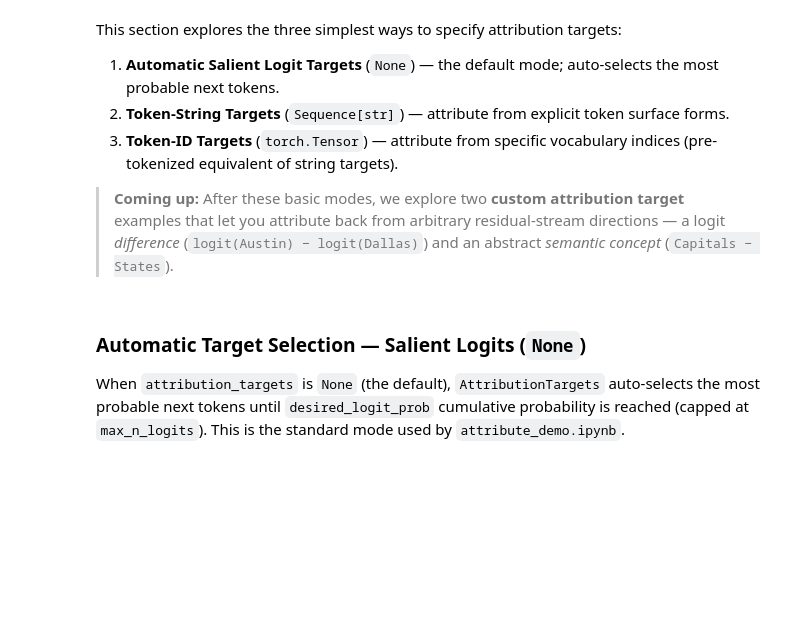
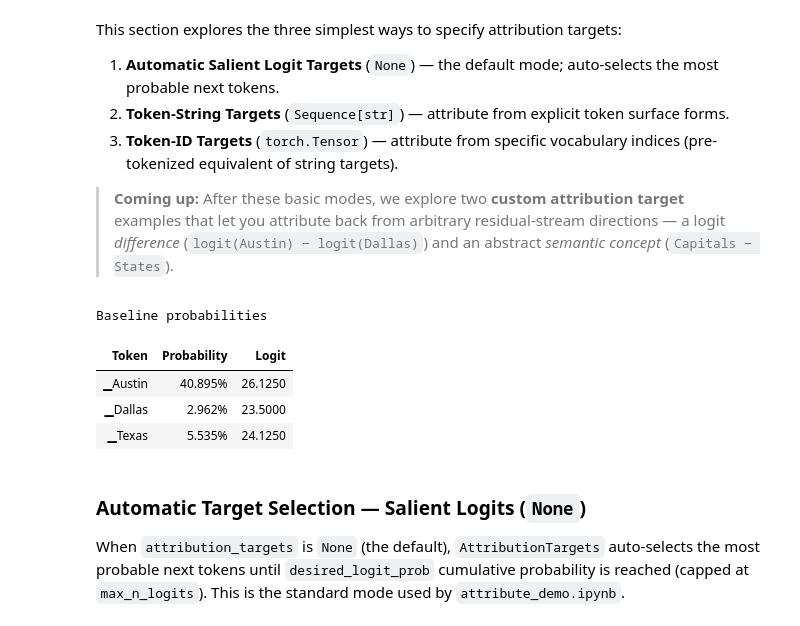
Before and after one commit to hollolaszlo88/thesis_circuit_breaker, a Jupyter notebook: my_work/notebooks/runpod_baseline.ipynb, the cells around one changed output. Saved outputs shown, nothing was run; the diff lists cells and outputs as text; code cells hidden in the pictures; blank space fills up the shorter version.

```diff
--- a/my_work/notebooks/runpod_baseline.ipynb
+++ b/my_work/notebooks/runpod_baseline.ipynb
@@ -379,34 +342,41 @@ token_x, token_y = "▁Austin", "▁Dallas"
 
 # Shared attribution kwargs (apply to all runs)
 # Note: max_n_logits / desired_logit_prob only apply to salient-logit mode
+# Disk offload is preferred for larger graphs on Runpod/local sessions.
 attr_kwargs = dict(
     batch_size=256,
     max_feature_nodes=8192,
-    offload="disk" if IN_COLAB else "cpu",
+    offload="disk",
     verbose=True,
 )
 
 # Resolve token ids for key tokens
 tokenizer = model.tokenizer
 idx_x = tokenizer.encode(token_x, add_special_tokens=False)[-1]
 idx_y = tokenizer.encode(token_y, add_special_tokens=False)[-1]
 idx_texas = tokenizer.encode("▁Texas", add_special_tokens=False)[-1]
 
 # Bind the tokenizer and key tokens for display helpers
 display_topk = partial(
     display_topk_token_predictions,
     tokenizer=tokenizer,
     key_tokens=[(token_x, idx_x), (token_y, idx_y), ("▁Texas", idx_texas)],
 )
 
 # Show baseline token probabilities
 input_ids = model.ensure_tokenized(prompt)
 with torch.no_grad():
     baseline_logits, _ = model.get_activations(input_ids)
 
 key_ids = [idx_x, idx_y, idx_texas]
 key_labels = [token_x, token_y, "▁Texas"]
 display_token_probs(baseline_logits, key_ids, key_labels, title="Baseline probabilities")
+# %% [output]
+Baseline probabilities
+| Token | Probability | Logit |
+| ▁Austin | 40.895% | 26.1250 |
+| ▁Dallas | 2.962% | 23.5000 |
+| ▁Texas | 5.535% | 24.1250 |
 # %% [markdown]
 ### Automatic Target Selection — Salient Logits (`None`)
 
```
Also changed, not shown: parts of 21 cells of this notebook, 3 other files.
